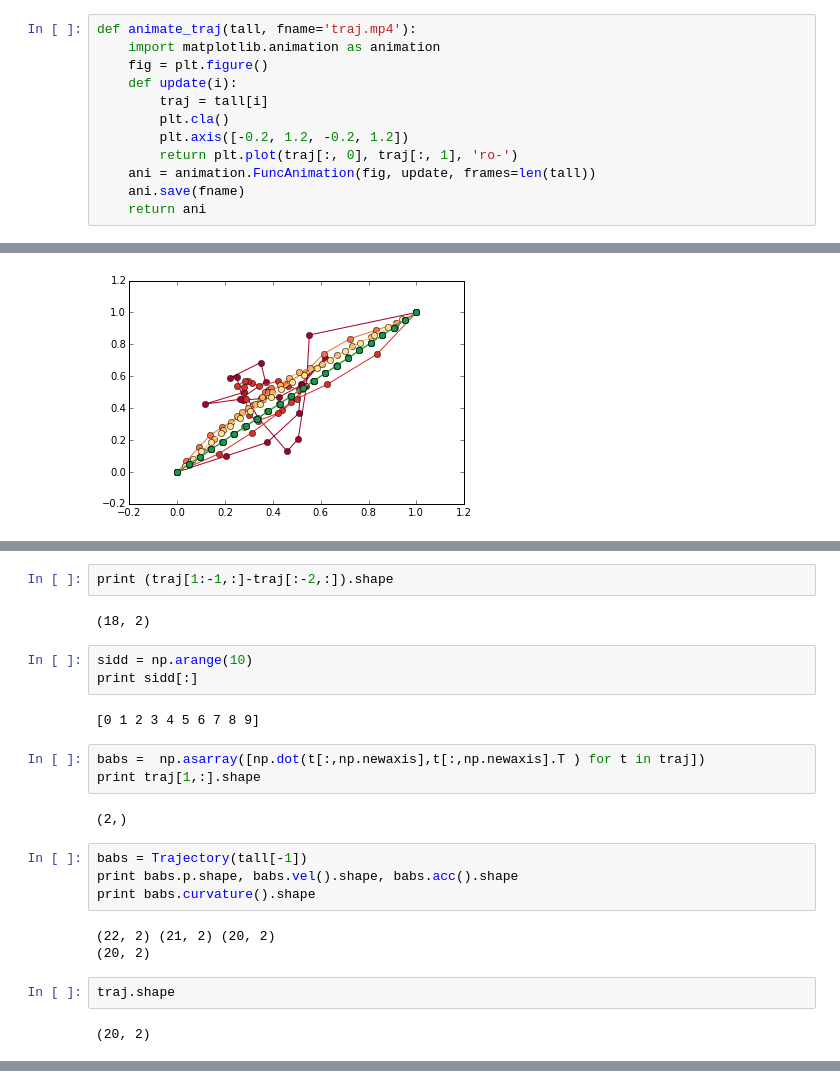
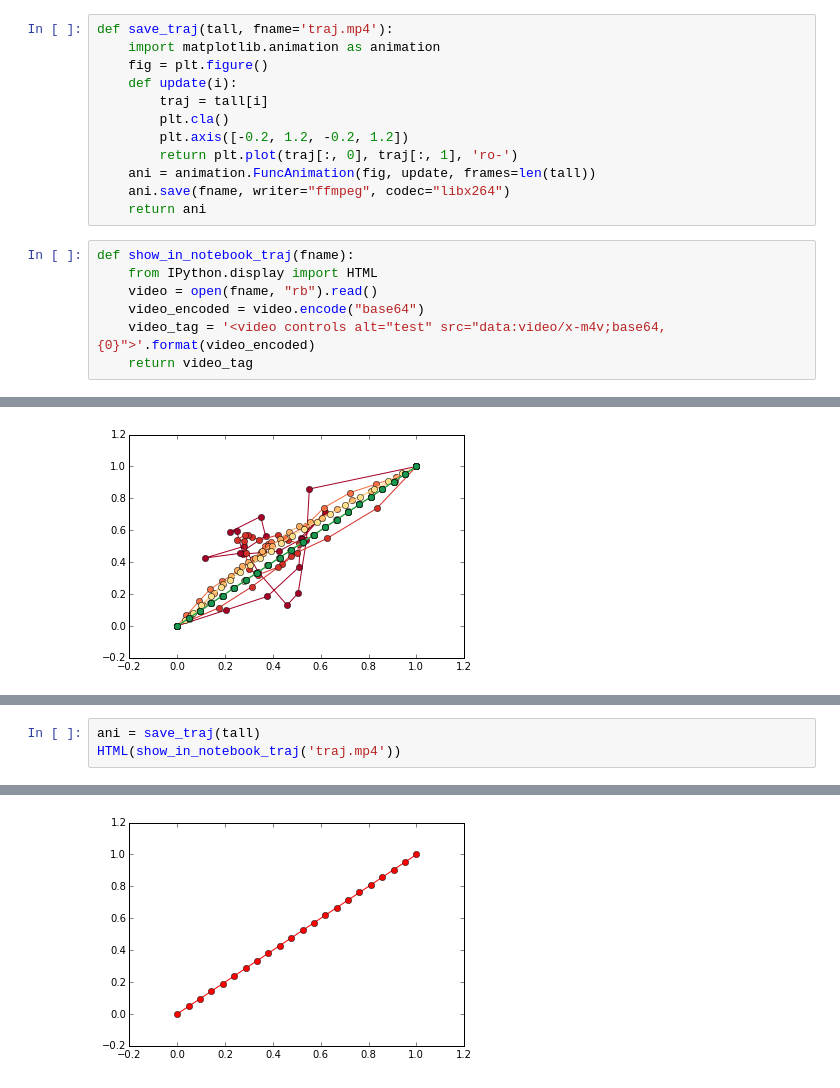
Before and after one commit to siddhss5/notebooks, a Jupyter notebook: FunctionalGradientOptimization.ipynb, the cells around one changed output, grey strips where cells are left out. Saved outputs shown, nothing was run; the diff lists cells and outputs as text.

Commit message:
Added video

```diff
--- a/FunctionalGradientOptimization.ipynb
+++ b/FunctionalGradientOptimization.ipynb
@@ -219,7 +219,7 @@ print 'Evals:', res['nfev'], '+', res['njev'], '+', res['nhev'], '=', res['njev'
 Optimization terminated successfully.
 Evals: 11 + 20 + 10 = 41
 # %%
-def animate_traj(tall, fname='traj.mp4'):
+def save_traj(tall, fname='traj.mp4'):
     import matplotlib.animation as animation
     fig = plt.figure()
     def update(i):
@@ -228,8 +228,15 @@ def animate_traj(tall, fname='traj.mp4'):
         plt.axis([-0.2, 1.2, -0.2, 1.2])
         return plt.plot(traj[:, 0], traj[:, 1], 'ro-')
     ani = animation.FuncAnimation(fig, update, frames=len(tall))
-    ani.save(fname)
+    ani.save(fname, writer="ffmpeg", codec="libx264")
     return ani
+# %%
+def show_in_notebook_traj(fname):
+    from IPython.display import HTML
+    video = open(fname, "rb").read()
+    video_encoded = video.encode("base64")
+    video_tag = '<video controls alt="test" src="data:video/x-m4v;base64,{0}">'.format(video_encoded)
+    return video_tag
 # %%
 def plot_traj(tall):
     import matplotlib.pyplot as plt
@@ -295,25 +257,4 @@ print len([traj[i,:] - traj[i-1,:] for i in range(1, npts+2)])
-# %%
-print (traj[1:-1,:]-traj[:-2,:]).shape
-# %% [output]
-(18, 2)
-# %%
-sidd = np.arange(10)
-print sidd[:]
-# %% [output]
-[0 1 2 3 4 5 6 7 8 9]
-# %%
-babs =  np.asarray([np.dot(t[:,np.newaxis],t[:,np.newaxis].T ) for t in traj])
-print traj[1,:].shape
-# %% [output]
-(2,)
-# %%
-babs = Trajectory(tall[-1])
-print babs.p.shape, babs.vel().shape, babs.acc().shape
-print babs.curvature().shape
-# %% [output]
-(22, 2) (21, 2) (20, 2)
-(20, 2)
-# %%
-traj.shape
-# %% [output]
-(20, 2)
+# %%
+ani = save_traj(tall)
+HTML(show_in_notebook_traj('traj.mp4'))
+# %% [output]
@@ -319,0 +262 @@ traj.shape
+[figure, added]
```
Also changed, not shown: parts of 8 cells of this notebook, 1 other file.
